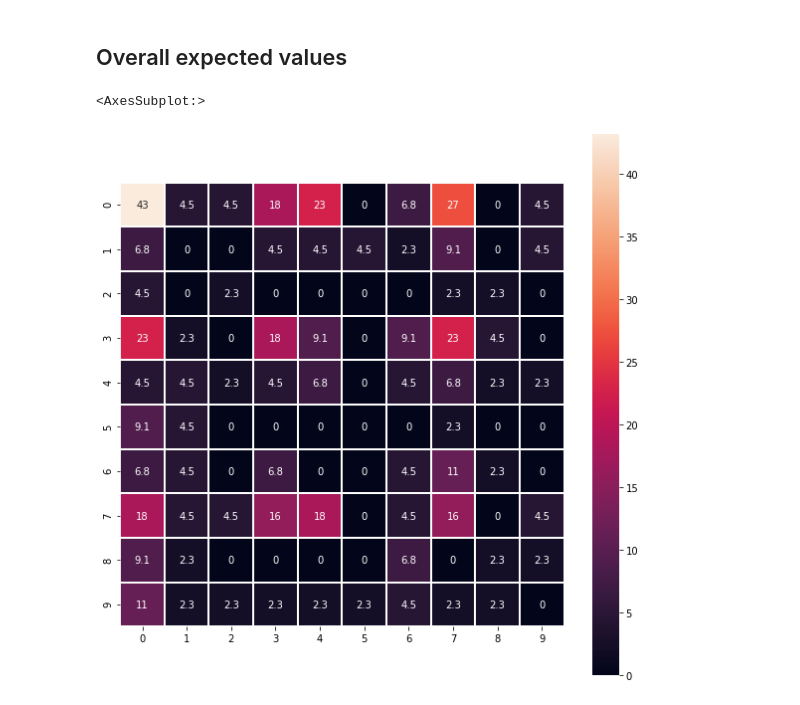
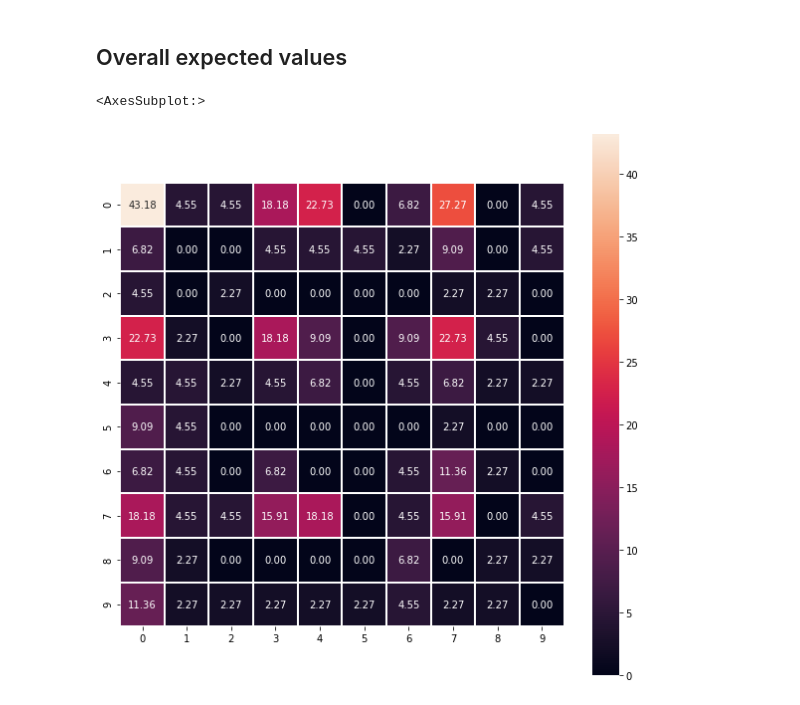
Before and after one commit to natemeyer001/NFL_Squares, a Jupyter notebook: squares_stats.ipynb, the cells around one changed output. Saved outputs shown, nothing was run; the diff lists cells and outputs as text; code cells hidden in the pictures.

```diff
--- a/squares_stats.ipynb
+++ b/squares_stats.ipynb
@@ -150,7 +150,7 @@ sns.heatmap(q4_ev, ax=ax4, annot=True, linewidth=1, linecolor='w', square=True)
 ## Overall expected values
 # %%
 fig2, ax5 = plt.subplots(1, figsize=(10,10))
-sns.heatmap(total_ev, ax=ax5, annot=True, linewidth=1, linecolor='w', square=True)
+sns.heatmap(total_ev, ax=ax5, annot=True, linewidth=1, linecolor='w', square=True, fmt='.2f')
 # %% [output]
 <AxesSubplot:>
-[figure, old version]
+[figure, new version]
```
Also changed, not shown: parts of 2 cells of this notebook, 2 other files.
